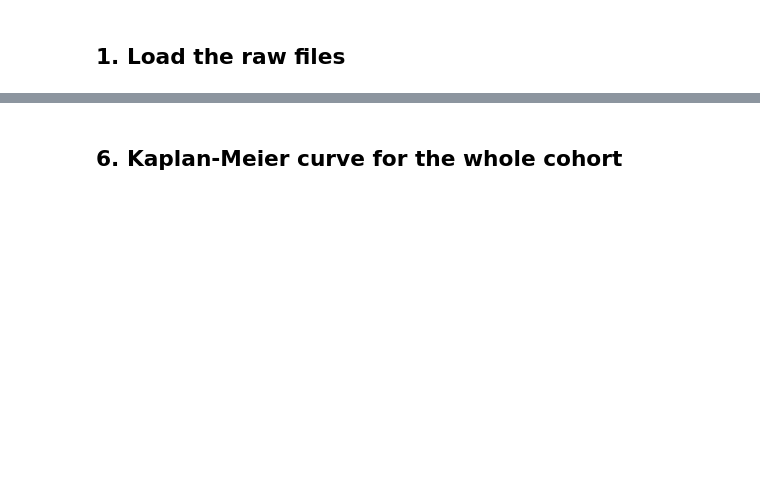
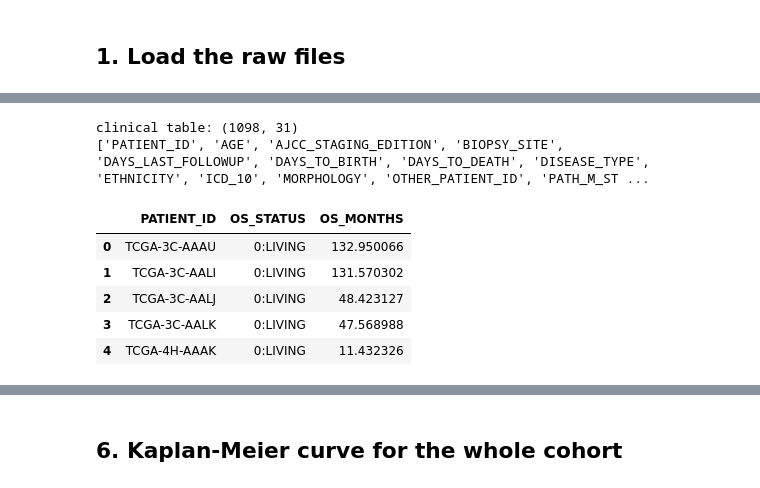
Before and after one commit to AmirHosseinJeddi/tcga-brca-survival, a Jupyter notebook: notebooks/01_data_and_overall_survival.ipynb, the cells around one changed output, grey strips where cells are left out. Cells and saved outputs as stored; diff of their text form; code cells hidden in the pictures; blank space fills up the shorter version.

Commit message:
Data cleaning and overall survival KM curve

```diff
--- a/notebooks/01_data_and_overall_survival.ipynb
+++ b/notebooks/01_data_and_overall_survival.ipynb
@@ -31,0 +40,15 @@ surv.head()
+# %%
+# Clinical (patient level). cBioPortal files start with '#' comment lines.
+clin = pd.read_csv(DATA / "data_clinical_patient.txt", sep="\t", comment="#")
+print("clinical table:", clin.shape)
+print(clin.columns.tolist())
+clin[["PATIENT_ID", "OS_STATUS", "OS_MONTHS"]].head()
+# %% [output]
+clinical table: (1098, 31)
+['PATIENT_ID', 'AGE', 'AJCC_STAGING_EDITION', 'BIOPSY_SITE', 'DAYS_LAST_FOLLOWUP', 'DAYS_TO_BIRTH', 'DAYS_TO_DEATH', 'DISEASE_TYPE', 'ETHNICITY', 'ICD_10', 'MORPHOLOGY', 'OTHER_PATIENT_ID', 'PATH_M_ST ...
+|  | PATIENT_ID | OS_STATUS | OS_MONTHS |
+| 0 | TCGA-3C-AAAU | 0:LIVING | 132.950066 |
+| 1 | TCGA-3C-AALI | 0:LIVING | 131.570302 |
+| 2 | TCGA-3C-AALJ | 0:LIVING | 48.423127 |
+| 3 | TCGA-3C-AALK | 0:LIVING | 47.568988 |
+| 4 | TCGA-4H-AAAK | 0:LIVING | 11.432326 |
```
Also changed, not shown: parts of 17 cells of this notebook, 1 other file.
